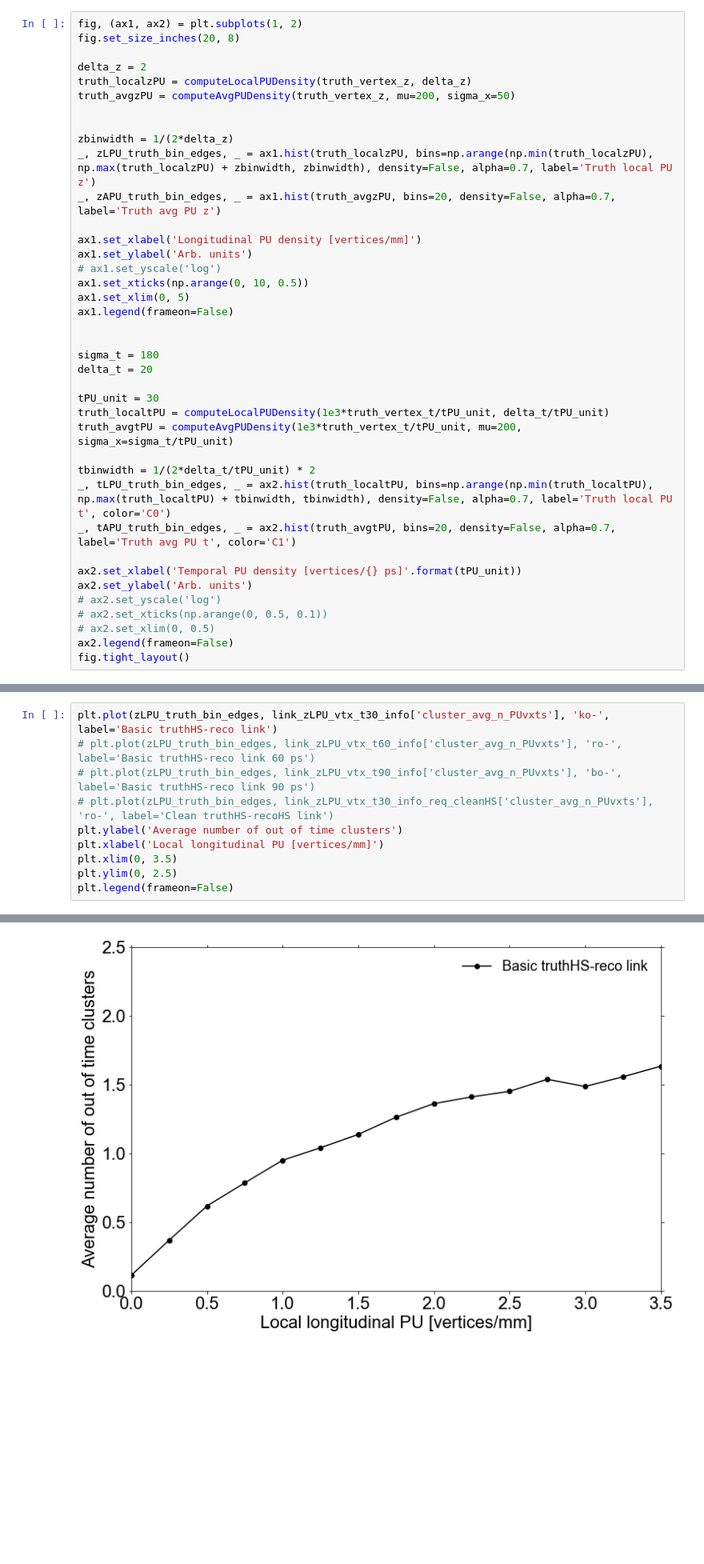
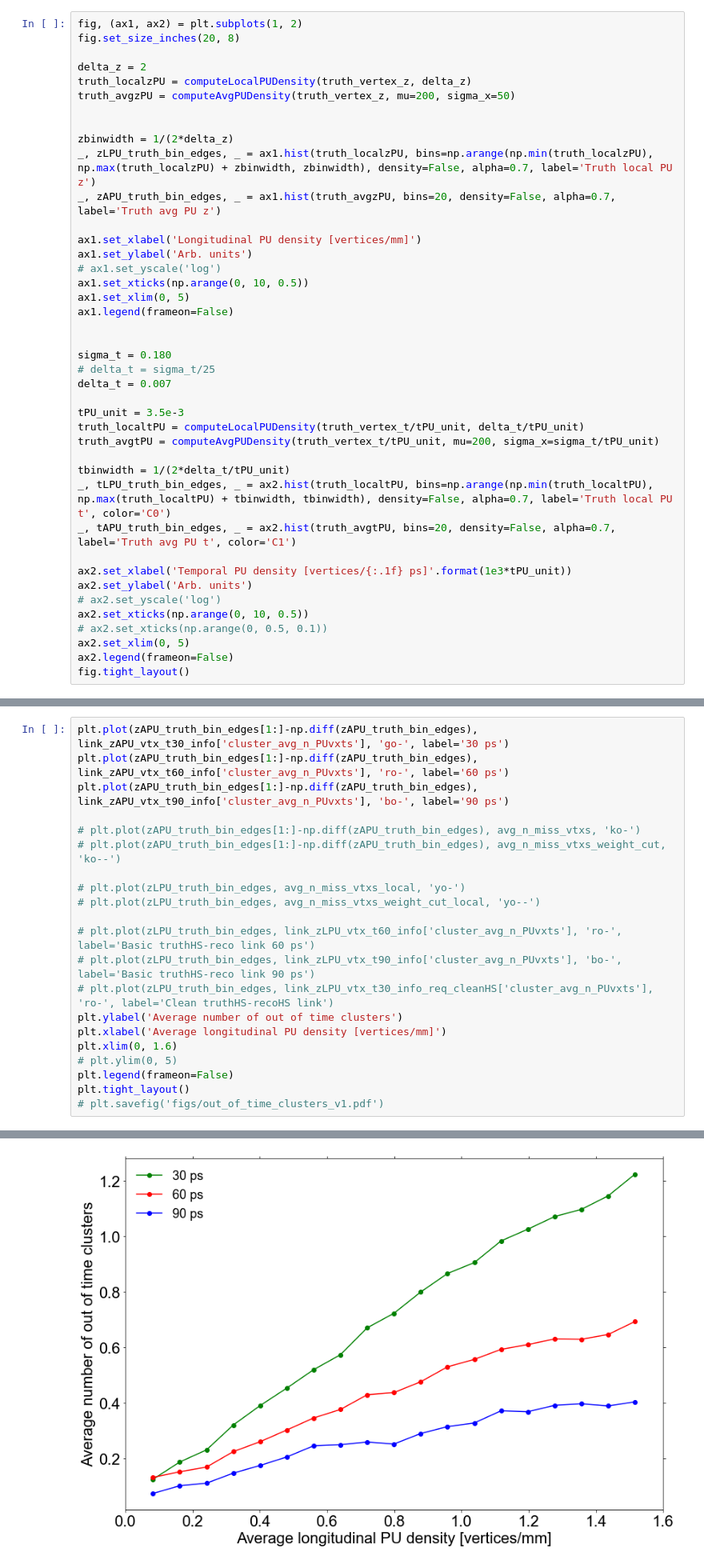
Before and after one commit to ttlindkvist/4DTracking, a Jupyter notebook: pileup_t.ipynb, the cells around one changed output, grey strips where cells are left out. Shown at 80% size. Drawn from its saved outputs; the diff is of its cells as text; blank space fills up the shorter version.

```diff
--- a/pileup_t.ipynb
+++ b/pileup_t.ipynb
@@ -274,22 +275,24 @@ ax1.set_xlim(0, 5)
 ax1.legend(frameon=False)
 
 
-sigma_t = 180
-delta_t = 20
+sigma_t = 0.180
+# delta_t = sigma_t/25
+delta_t = 0.007
 
-tPU_unit = 30
-truth_localtPU = computeLocalPUDensity(1e3*truth_vertex_t/tPU_unit, delta_t/tPU_unit)
-truth_avgtPU = computeAvgPUDensity(1e3*truth_vertex_t/tPU_unit, mu=200, sigma_x=sigma_t/tPU_unit)
+tPU_unit = 3.5e-3
+truth_localtPU = computeLocalPUDensity(truth_vertex_t/tPU_unit, delta_t/tPU_unit)
+truth_avgtPU = computeAvgPUDensity(truth_vertex_t/tPU_unit, mu=200, sigma_x=sigma_t/tPU_unit)
 
-tbinwidth = 1/(2*delta_t/tPU_unit) * 2
+tbinwidth = 1/(2*delta_t/tPU_unit)
 _, tLPU_truth_bin_edges, _ = ax2.hist(truth_localtPU, bins=np.arange(np.min(truth_localtPU), np.max(truth_localtPU) + tbinwidth, tbinwidth), density=False, alpha=0.7, label='Truth local PU t', color='C0')
 _, tAPU_truth_bin_edges, _ = ax2.hist(truth_avgtPU, bins=20, density=False, alpha=0.7, label='Truth avg PU t', color='C1')
 
-ax2.set_xlabel('Temporal PU density [vertices/{} ps]'.format(tPU_unit))
+ax2.set_xlabel('Temporal PU density [vertices/{:.1f} ps]'.format(1e3*tPU_unit))
 ax2.set_ylabel('Arb. units')
 # ax2.set_yscale('log')
+ax2.set_xticks(np.arange(0, 10, 0.5))
 # ax2.set_xticks(np.arange(0, 0.5, 0.1))
-# ax2.set_xlim(0, 0.5)
+ax2.set_xlim(0, 5)
 ax2.legend(frameon=False)
 fig.tight_layout()
 # %% [output]
@@ -1260,11 +1289,22 @@ link_tAPU_vtx_t360_info = truth_to_reco_link_vtx_time_info(events_in_tAPU_bins,
 # %%
-plt.plot(zLPU_truth_bin_edges, link_zLPU_vtx_t30_info['cluster_avg_n_PUvxts'], 'ko-', label='Basic truthHS-reco link')
+plt.plot(zAPU_truth_bin_edges[1:]-np.diff(zAPU_truth_bin_edges), link_zAPU_vtx_t30_info['cluster_avg_n_PUvxts'], 'go-', label='30 ps')
+plt.plot(zAPU_truth_bin_edges[1:]-np.diff(zAPU_truth_bin_edges), link_zAPU_vtx_t60_info['cluster_avg_n_PUvxts'], 'ro-', label='60 ps')
+plt.plot(zAPU_truth_bin_edges[1:]-np.diff(zAPU_truth_bin_edges), link_zAPU_vtx_t90_info['cluster_avg_n_PUvxts'], 'bo-', label='90 ps')
+
+# plt.plot(zAPU_truth_bin_edges[1:]-np.diff(zAPU_truth_bin_edges), avg_n_miss_vtxs, 'ko-')
+# plt.plot(zAPU_truth_bin_edges[1:]-np.diff(zAPU_truth_bin_edges), avg_n_miss_vtxs_weight_cut, 'ko--')
+
+# plt.plot(zLPU_truth_bin_edges, avg_n_miss_vtxs_local, 'yo-')
+# plt.plot(zLPU_truth_bin_edges, avg_n_miss_vtxs_weight_cut_local, 'yo--')
+
 # plt.plot(zLPU_truth_bin_edges, link_zLPU_vtx_t60_info['cluster_avg_n_PUvxts'], 'ro-', label='Basic truthHS-reco link 60 ps')
 # plt.plot(zLPU_truth_bin_edges, link_zLPU_vtx_t90_info['cluster_avg_n_PUvxts'], 'bo-', label='Basic truthHS-reco link 90 ps')
 # plt.plot(zLPU_truth_bin_edges, link_zLPU_vtx_t30_info_req_cleanHS['cluster_avg_n_PUvxts'], 'ro-', label='Clean truthHS-recoHS link')
 plt.ylabel('Average number of out of time clusters')
-plt.xlabel('Local longitudinal PU [vertices/mm]')
-plt.xlim(0, 3.5)
-plt.ylim(0, 2.5)
+plt.xlabel('Average longitudinal PU density [vertices/mm]')
+plt.xlim(0, 1.6)
+# plt.ylim(0, 5)
 plt.legend(frameon=False)
+plt.tight_layout()
+# plt.savefig('figs/out_of_time_clusters_v1.pdf')
 # %% [output]
@@ -1272 +1311 @@ plt.legend(frameon=False)
-[figure, old version]
+[figure, new version]
```
Also changed, not shown: parts of 12 cells of this notebook, 23 other files.
